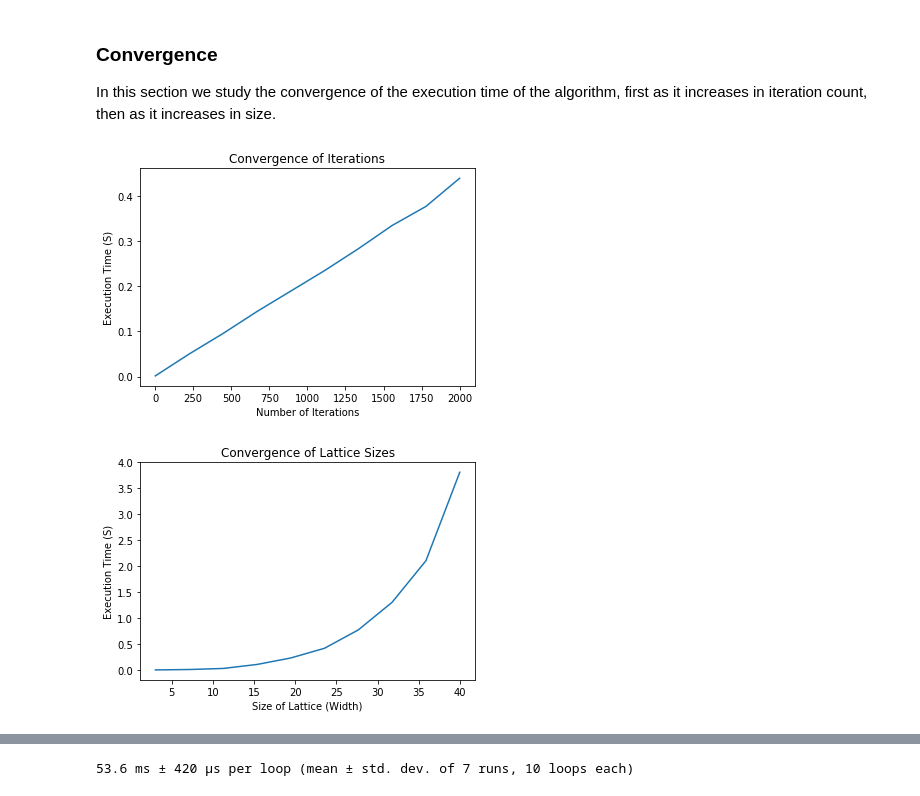
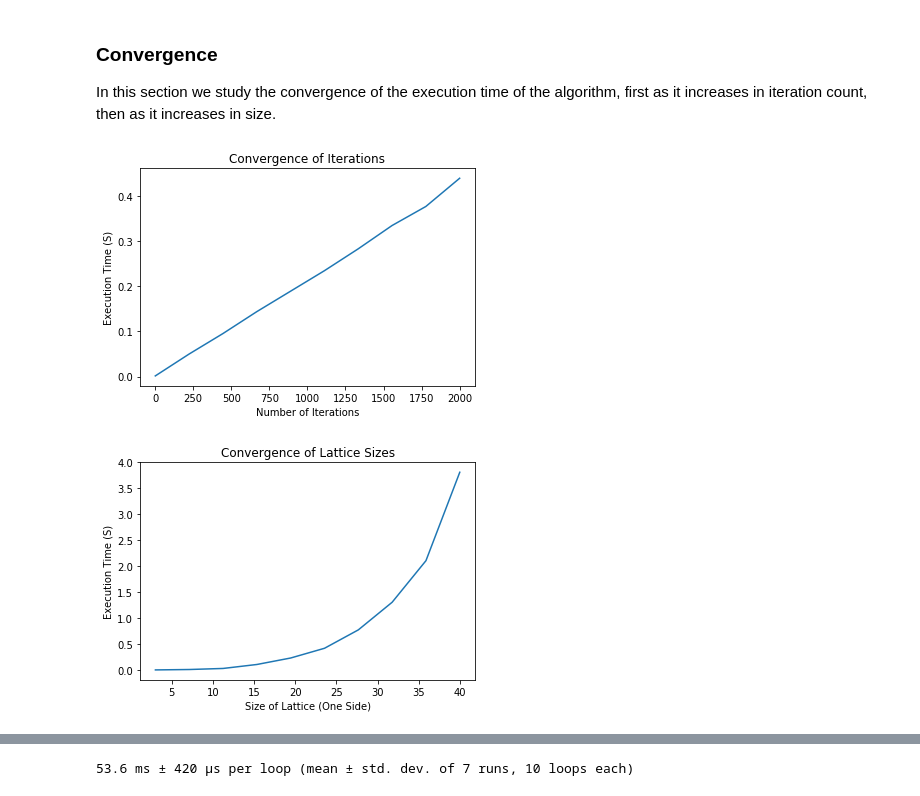
Before and after one commit to sheeshee/High-Performance-Computing-Coursework, a Jupyter notebook: Assignment 1/Assignment 1 Submission.ipynb, the cells around one changed output, grey strips where cells are left out. Saved outputs shown, nothing was run; the diff lists cells and outputs as text; code cells hidden in the pictures.

```diff
--- a/Assignment 1/Assignment 1 Submission.ipynb
+++ b/Assignment 1/Assignment 1 Submission.ipynb
@@ -262,34 +262,34 @@ sizes_count = np.array([ 3.        ,
 
 execution_times_sizes = np.array([0.       ,
                                   0.0078125,
                                   0.028125 ,
                                   0.1046875,
                                   0.2296875,
                                   0.4171875,
                                   0.771875 ,
                                   1.3046875,
                                   2.10625  ,
                                   3.8109375])
 #######################################################################
 
 # To Repeat Measurments Uncomment the following two lines:
 
 # iteration_counts, execution_times_iters =  measure_exec_convergence_iterations(1, 2000, 10, 10, 10)
 # sizes_count, execution_times_sizes = measure_exec_convergence_size(3, 40, 10, 10, 100)
 
 plt.plot(iteration_counts, execution_times_iters)
 plt.xlabel('Number of Iterations')
 plt.ylabel('Execution Time (S)')
 plt.title('Convergence of Iterations')
 plt.show()
 
 plt.plot(sizes_count, execution_times_sizes)
-plt.xlabel('Size of Lattice (Width)')
+plt.xlabel('Size of Lattice (One Side)')
 plt.ylabel('Execution Time (S)')
 plt.title('Convergence of Lattice Sizes')
 plt.show()
 # %% [output]
 [figure]
-[figure, old version]
+[figure, new version]
 # %% [markdown]
 #### Analysis of Convergence Results
```
Also changed, not shown: parts of 10 cells of this notebook, 1 other file.
